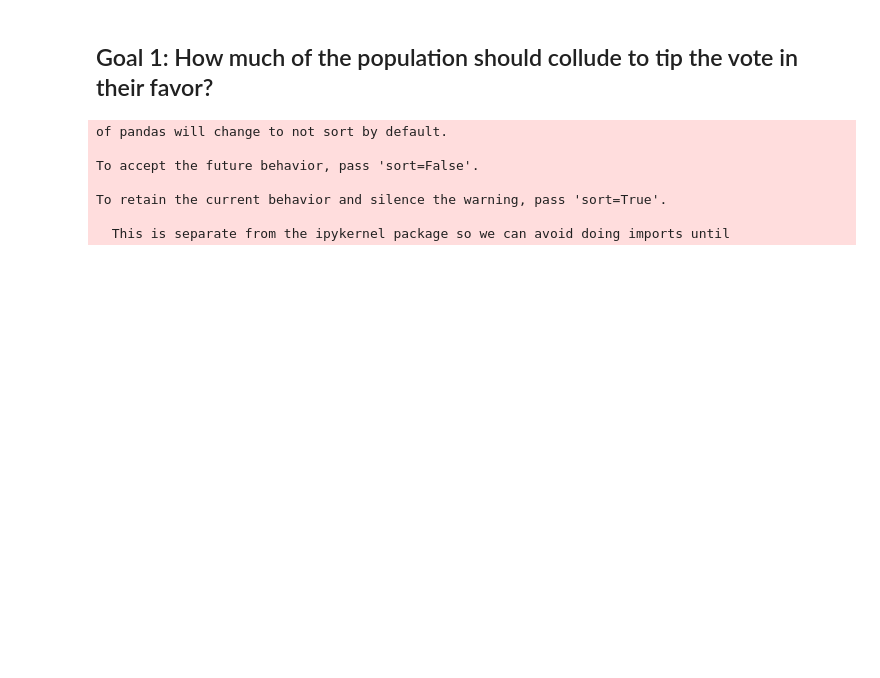
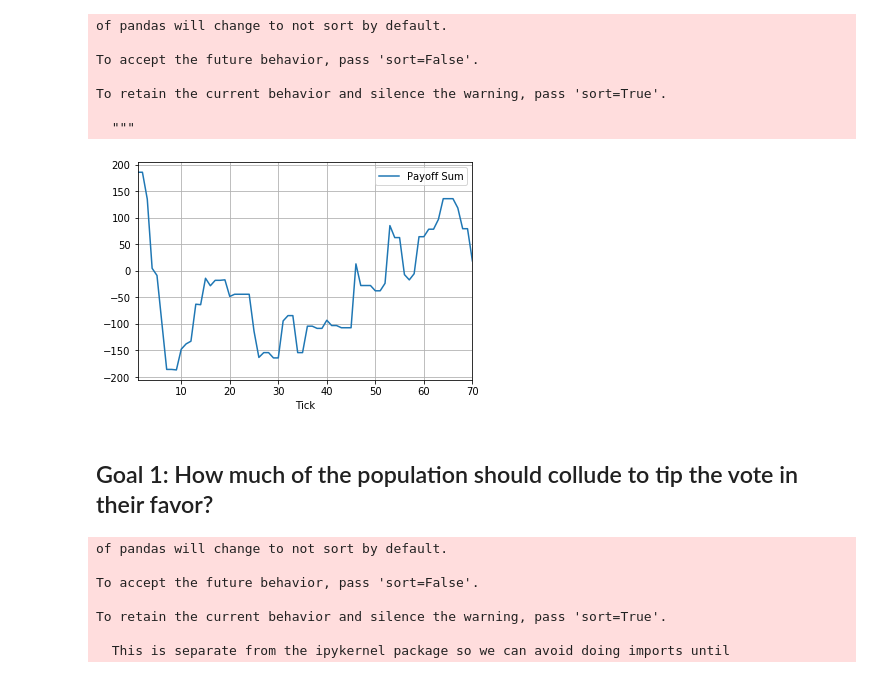
Before and after one commit to abugler/QVModel, a Jupyter notebook: QV-Collusion.ipynb, the cells around one changed output. Cells and saved outputs as stored; diff of their text form; code cells hidden in the pictures; blank space fills up the shorter version.

```diff
--- a/QV-Collusion.ipynb
+++ b/QV-Collusion.ipynb
@@ -27,7 +27,25 @@ df = df[df["Tick"] != 0]
 # Parse Vectors
 # df["Shapley Value Arrays"] = parse_list_of_vectors(df["Shapley Value Arrays"])
 df["Party Sizes"] = parse_single_vector_int(df["Party Sizes"])
-df["Total Utility Gain"] = parse_single_vector_float(df["Total Utility Gain"])
+df["Payoff"] = parse_single_vector_float(df["Payoff"])
+# %%
+import matplotlib.pyplot as plt
+
+sample = df[(df["Number of Issues"] == 10) & (df["Collusion Growth"] == 100)].sample(n = 1).values[0]
+sample = df[df["Run Number"] == sample[0]].sort_values("Tick")
+sample = pd.concat([sample, pd.DataFrame(columns = ["Payoff Sum"])])
+sample["Payoff Sum"] = sample["Payoff"].apply(lambda x: sum(x))
+sample.plot(x = "Tick", y = "Payoff Sum")
+plt.grid()
+# %% [output]
+of pandas will change to not sort by default.
+
+To accept the future behavior, pass 'sort=False'.
+
+To retain the current behavior and silence the warning, pass 'sort=True'.
+
+  """
+[figure, added]
 # %% [markdown]
 Goal 1: How much of the population should collude to tip the vote in their favor?
 ------
```
Also changed, not shown: parts of 3 cells of this notebook, 1 other file.
